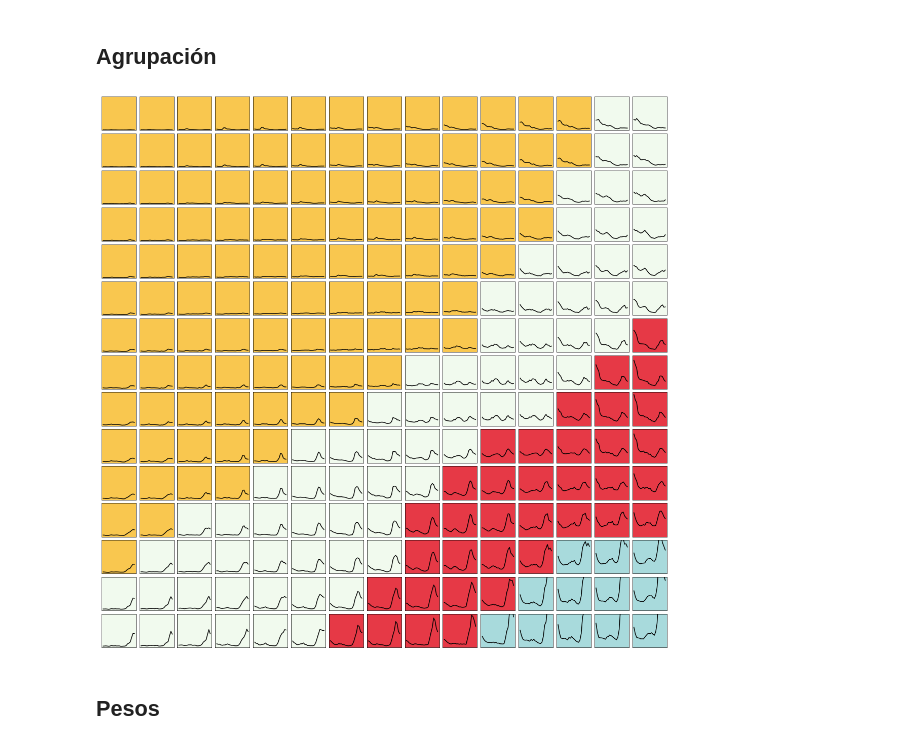
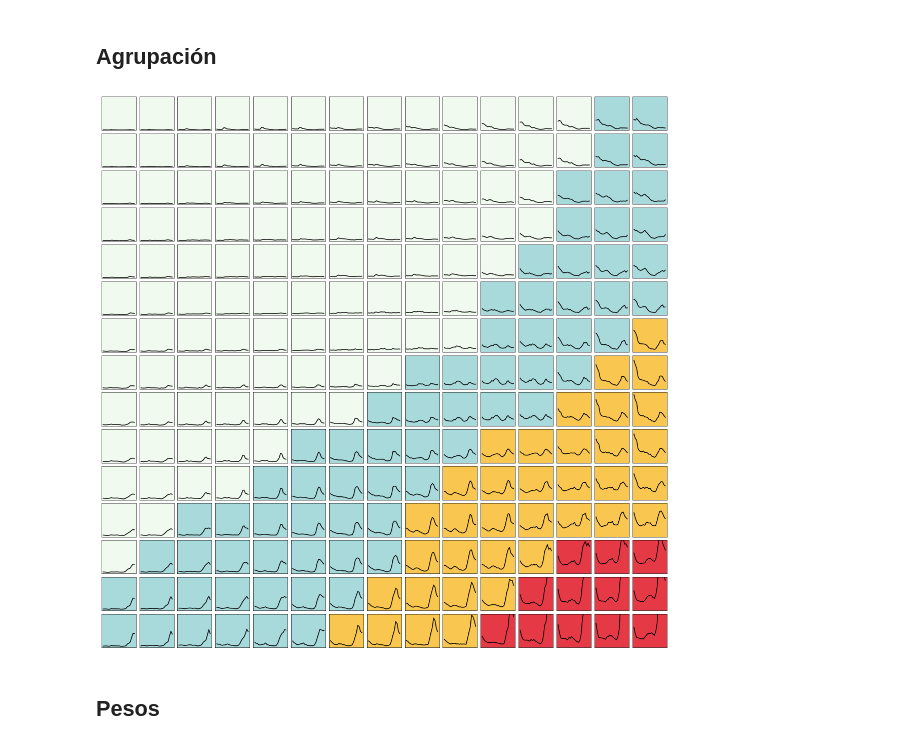
Before and after one commit to castudil/som-lstm, a Jupyter notebook: DTW-SOM/DTW_SOM.ipynb, the cells around one changed output. Saved outputs shown, nothing was run; the diff lists cells and outputs as text; code cells hidden in the pictures.

```diff
--- a/DTW-SOM/DTW_SOM.ipynb
+++ b/DTW-SOM/DTW_SOM.ipynb
@@ -370,17 +375,19 @@ Al agrupar en 4 cluster las series temporales, se espera encontrar patrones y ca
 KMeans_X = np.stack((np.array(weights)).reshape(num_neurons*num_neurons, 24))
 KMeans_all = KMeans(n_clusters=4, random_state=11).fit(KMeans_X)
 # %%
-def graph_cluster(data,W,num_neurons, maxylim=150):
+def graph_cluster(data,W,num_neurons, maxylim=150, colors=None):
     plt.figure(figsize=(20, 20))
     norm = Normalize(vmin=0, vmax=3, clip=True)
-    cmap = ListedColormap(["#f1faee", '#e63946', "#f9c74f", '#a8dadc'])
+    if not colors:
+      colors= ["#f1faee", '#e63946', "#f9c74f", '#a8dadc']
+    cmap = ListedColormap(colors)
     mapper = cm.ScalarMappable(norm=norm, cmap=cmap)
     for i in range(num_neurons):
         for j in range(num_neurons):
             ax = plt.subplot(num_neurons, num_neurons, i*num_neurons + 1+j)
             ax.get_xaxis().set_visible(False)
             ax.get_yaxis().set_visible(False)
-            ax.set_ylim((0,maxylim/5))
+            ax.set_ylim((0, maxylim/5))
             plt.plot(W[ i, j, :].T, color= 'black')
             ax.set_facecolor(mapper.to_rgba(data.labels_[i*num_neurons +j]))
     plt.subplots_adjust(wspace=0.1, hspace=0.1)
@@ -459,9 +466,10 @@ cuantificacion del error:  38.27610008543876
 KMeans_X = np.stack((np.array(weights)).reshape(num_neurons*num_neurons, 24))
 KMeans_all = KMeans(n_clusters=4, random_state=11).fit(KMeans_X)
 # %%
-graph_cluster(data=KMeans_all,W=weights,num_neurons=num_neurons, maxylim=np.max(data_talca))
+graph_cluster(data=KMeans_all,W=weights,num_neurons=num_neurons, maxylim=np.max(data_talca),
+              colors=["#a8dadc", '#f9c74f', "#f1faee", '#e63946'])
 # %% [output]
-[figure, old version]
+[figure, new version]
 # %% [markdown]
 ## Pesos
 # %%
```
Also changed, not shown: parts of 36 cells of this notebook.
